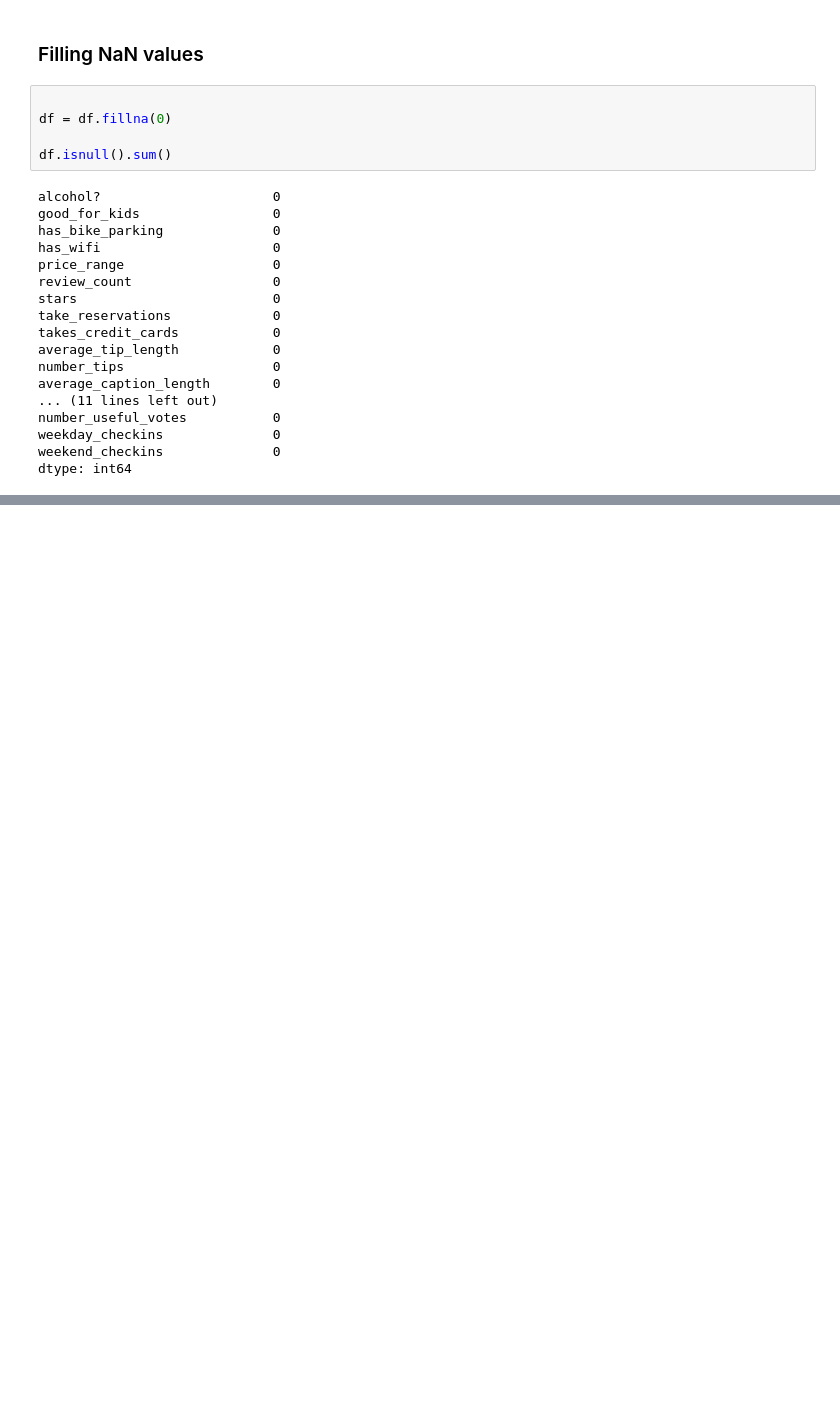
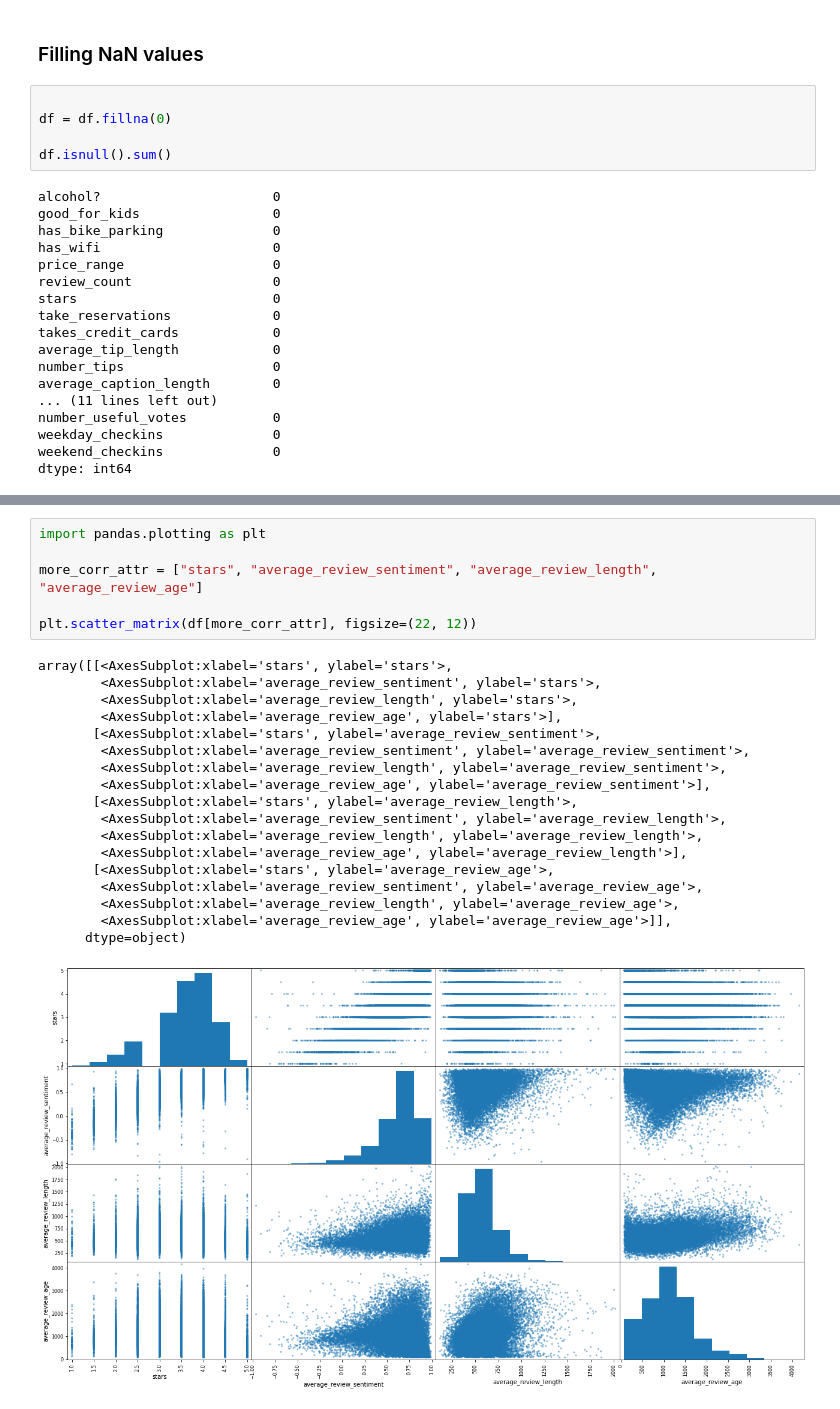
Before and after one commit to paty-oliveira/codecademy-datascience, a Jupyter notebook: YelpRatingPredictor/yelp_rating_predictor.ipynb, the cells around one changed output, grey strips where cells are left out. Drawn from its saved outputs; the diff is of its cells as text; blank space fills up the shorter version.

```diff
--- a/YelpRatingPredictor/yelp_rating_predictor.ipynb
+++ b/YelpRatingPredictor/yelp_rating_predictor.ipynb
@@ -261,0 +288,25 @@ dtype: int64
+# %%
+import pandas.plotting as plt
+
+more_corr_attr = ["stars", "average_review_sentiment", "average_review_length", "average_review_age"]
+
+plt.scatter_matrix(df[more_corr_attr], figsize=(22, 12))
+# %% [output]
+array([[<AxesSubplot:xlabel='stars', ylabel='stars'>,
+        <AxesSubplot:xlabel='average_review_sentiment', ylabel='stars'>,
+        <AxesSubplot:xlabel='average_review_length', ylabel='stars'>,
+        <AxesSubplot:xlabel='average_review_age', ylabel='stars'>],
+       [<AxesSubplot:xlabel='stars', ylabel='average_review_sentiment'>,
+        <AxesSubplot:xlabel='average_review_sentiment', ylabel='average_review_sentiment'>,
+        <AxesSubplot:xlabel='average_review_length', ylabel='average_review_sentiment'>,
+        <AxesSubplot:xlabel='average_review_age', ylabel='average_review_sentiment'>],
+       [<AxesSubplot:xlabel='stars', ylabel='average_review_length'>,
+        <AxesSubplot:xlabel='average_review_sentiment', ylabel='average_review_length'>,
+        <AxesSubplot:xlabel='average_review_length', ylabel='average_review_length'>,
+        <AxesSubplot:xlabel='average_review_age', ylabel='average_review_length'>],
+       [<AxesSubplot:xlabel='stars', ylabel='average_review_age'>,
+        <AxesSubplot:xlabel='average_review_sentiment', ylabel='average_review_age'>,
+        <AxesSubplot:xlabel='average_review_length', ylabel='average_review_age'>,
+        <AxesSubplot:xlabel='average_review_age', ylabel='average_review_age'>]],
+      dtype=object)
+[figure, added]
```
Also changed, not shown: parts of 4 cells of this notebook.
